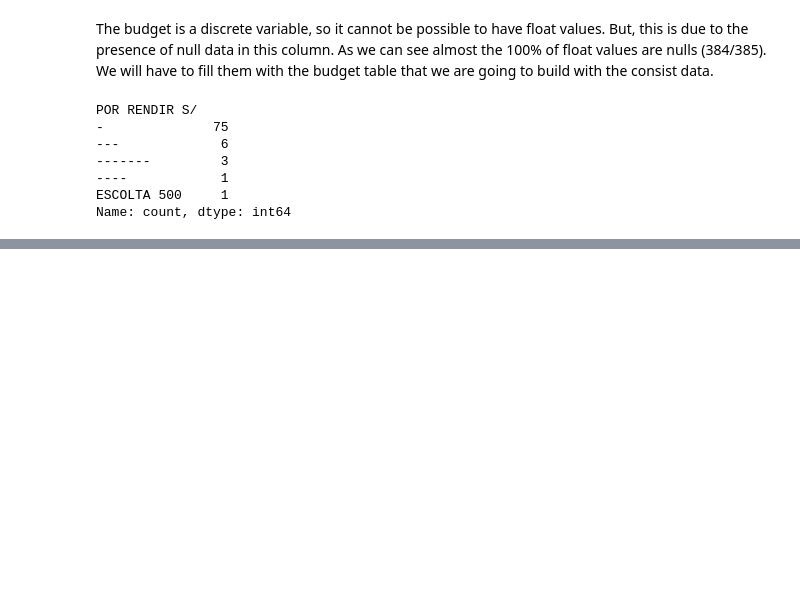
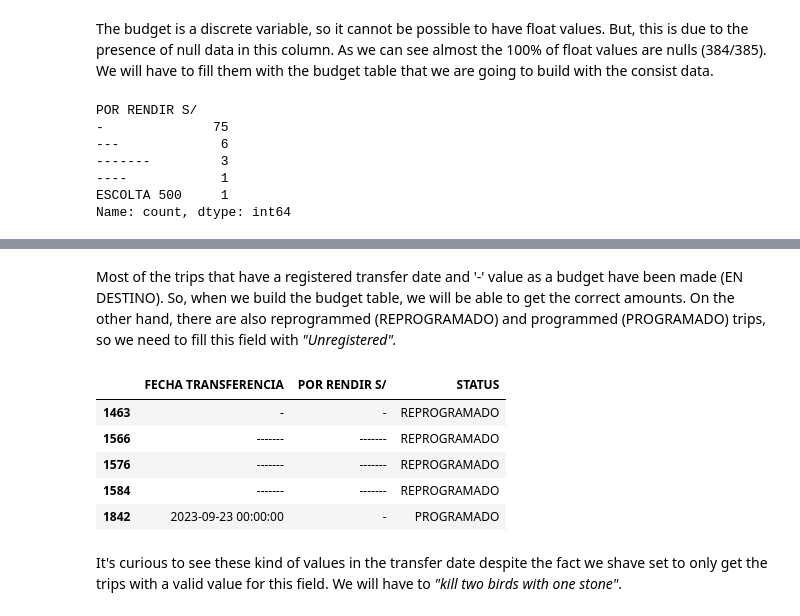
Before and after one commit to CarlosFOL/Transport_Company_Analysis, a Jupyter notebook: notebooks/data_cleaning.ipynb, the cells around one changed output, grey strips where cells are left out. Saved outputs shown, nothing was run; the diff lists cells and outputs as text; code cells hidden in the pictures; blank space fills up the shorter version.

```diff
--- a/notebooks/data_cleaning.ipynb
+++ b/notebooks/data_cleaning.ipynb
@@ -1022,6 +1022,7 @@ Name: count, dtype: int64
 Now, it's time to see what happens with the trips that have a valid transfer date. We'll have to build a table that contains the budget by the route, automobile type and whether it's new or used in order to fill in null or invalid data in the Budget column.
 # %%
 valid_transf_date = Budget(df_tc = df_TransportCompany, transf_date = True)
+budget_table_vtd = valid_transf_date.budget_table #vtd = valid transfer date
 valid_transf_date.dtypes()
 # %% [output]
 POR RENDIR S/
@@ -1071,0 +1077,19 @@ plt.show()
+# %% [markdown]
+<p>Most of the trips that have a registered transfer date and '-' value as a budget have been made (EN DESTINO). So, when we build the budget table, we will be able to get the correct amounts. On the other hand, there are also reprogrammed (REPROGRAMADO) and programmed (PROGRAMADO) trips, so we need to fill this field with <i>"Unregistered".</i></p>
+# %%
+cond_status = budget_table_vtd['STATUS'].isin(['REPROGRAMADO', 'PROGRAMADO'])
+cond_hyphen = budget_table_vtd['POR RENDIR S/'].astype(str).str.contains('-')
+# Replace the budget field for these trips
+df_TransportCompany.loc[
+    budget_table_vtd.loc[cond_status & cond_hyphen].index,
+    ['FECHA TRANSFERENCIA', 'POR RENDIR S/', 'STATUS']
+]
+# %% [output]
+|  | FECHA TRANSFERENCIA | POR RENDIR S/ | STATUS |
+| 1463 | - | - | REPROGRAMADO |
+| 1566 | ------- | ------- | REPROGRAMADO |
+| 1576 | ------- | ------- | REPROGRAMADO |
+| 1584 | ------- | ------- | REPROGRAMADO |
+| 1842 | 2023-09-23 00:00:00 | - | PROGRAMADO |
+# %% [markdown]
+<p>It's curious to see these kind of values in the transfer date despite the fact we shave set to only get the trips with a valid value for this field. We will have to <i>"kill two birds with one stone"</i>.</p>
```
Also changed, not shown: parts of 7 cells of this notebook.
